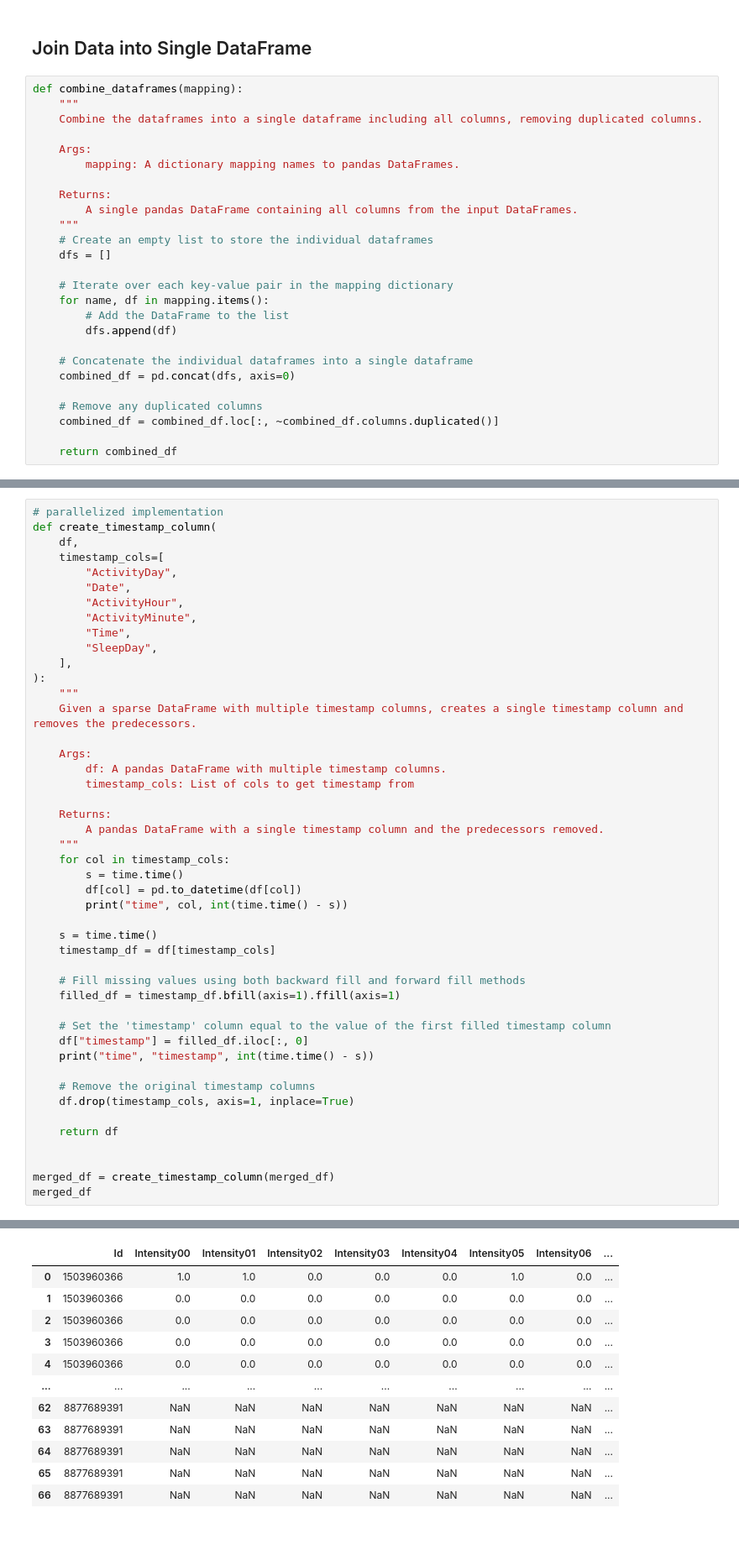
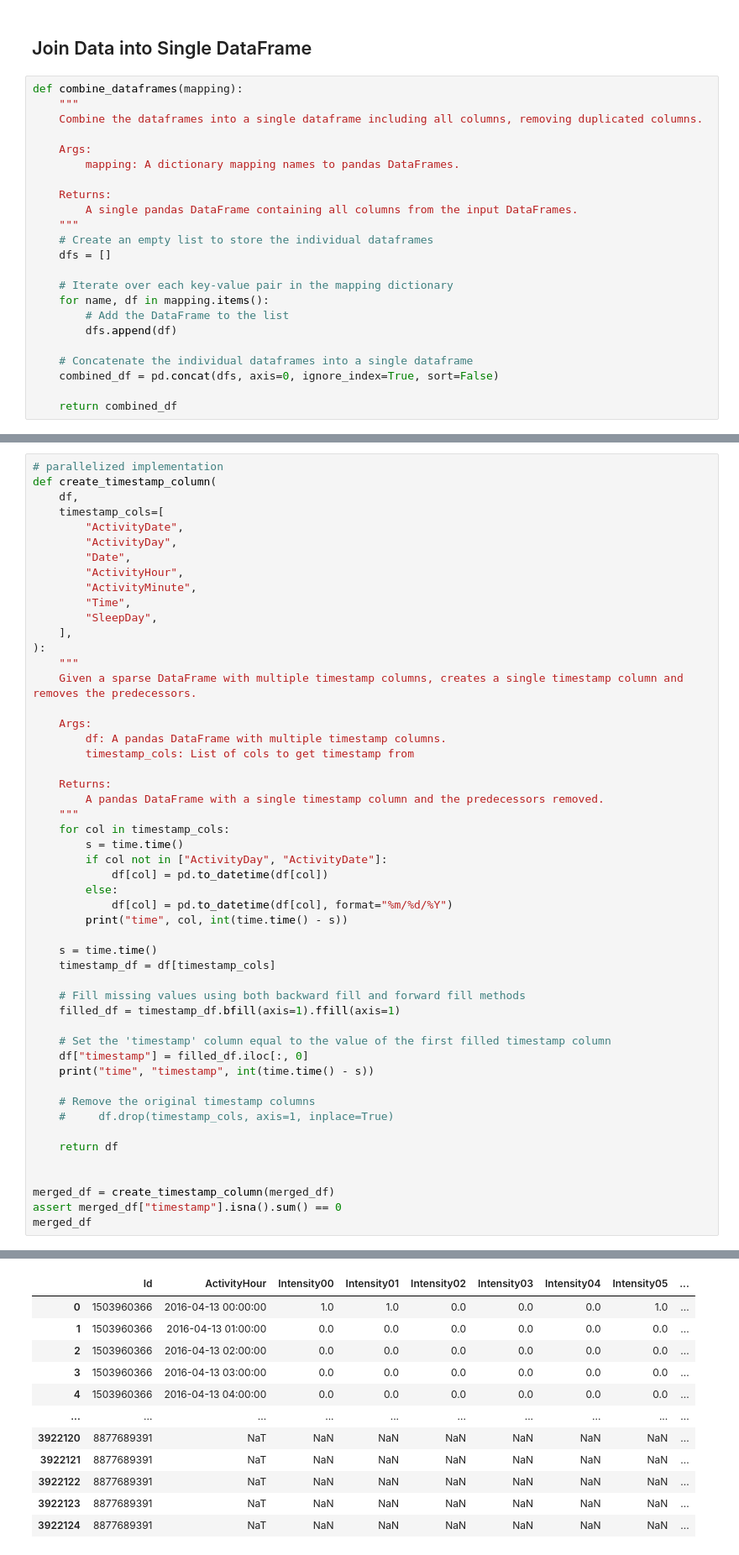
Before and after one commit to adamkhakhar/fitbit, a Jupyter notebook: EDA.ipynb, the cells around one changed output, grey strips where cells are left out. Shown at 84% size. Drawn from its saved outputs; the diff is of its cells as text.

```diff
--- a/EDA.ipynb
+++ b/EDA.ipynb
@@ -205,10 +274,7 @@ def combine_dataframes(mapping):
         dfs.append(df)
 
     # Concatenate the individual dataframes into a single dataframe
-    combined_df = pd.concat(dfs, axis=0)
-
-    # Remove any duplicated columns
-    combined_df = combined_df.loc[:, ~combined_df.columns.duplicated()]
+    combined_df = pd.concat(dfs, axis=0, ignore_index=True, sort=False)
 
     return combined_df
 # %%
@@ -233,6 +299,7 @@ merged_df
 def create_timestamp_column(
     df,
     timestamp_cols=[
+        "ActivityDate",
         "ActivityDay",
         "Date",
         "ActivityHour",
@@ -253,7 +320,10 @@ def create_timestamp_column(
     """
     for col in timestamp_cols:
         s = time.time()
-        df[col] = pd.to_datetime(df[col])
+        if col not in ["ActivityDay", "ActivityDate"]:
+            df[col] = pd.to_datetime(df[col])
+        else:
+            df[col] = pd.to_datetime(df[col], format="%m/%d/%Y")
         print("time", col, int(time.time() - s))
 
     s = time.time()
@@ -267,11 +337,12 @@ def create_timestamp_column(
     print("time", "timestamp", int(time.time() - s))
 
     # Remove the original timestamp columns
-    df.drop(timestamp_cols, axis=1, inplace=True)
+    #     df.drop(timestamp_cols, axis=1, inplace=True)
 
     return df
 
 
 merged_df = create_timestamp_column(merged_df)
+assert merged_df["timestamp"].isna().sum() == 0
 merged_df
 # %% [output]
@@ -283,14 +355,14 @@ time Time 0
 time SleepDay 0
 time timestamp 0
-|  | Id | Intensity00 | Intensity01 | Intensity02 | Intensity03 | Intensity04 | Intensity05 | Intensity06 | ... |
-| 0 | 1503960366 | 1.0 | 1.0 | 0.0 | 0.0 | 0.0 | 1.0 | 0.0 | ... |
-| 1 | 1503960366 | 0.0 | 0.0 | 0.0 | 0.0 | 0.0 | 0.0 | 0.0 | ... |
-| 2 | 1503960366 | 0.0 | 0.0 | 0.0 | 0.0 | 0.0 | 0.0 | 0.0 | ... |
-| 3 | 1503960366 | 0.0 | 0.0 | 0.0 | 0.0 | 0.0 | 0.0 | 0.0 | ... |
-| 4 | 1503960366 | 0.0 | 0.0 | 0.0 | 0.0 | 0.0 | 0.0 | 0.0 | ... |
+|  | Id | ActivityHour | Intensity00 | Intensity01 | Intensity02 | Intensity03 | Intensity04 | Intensity05 | ... |
+| 0 | 1503960366 | 2016-04-13 00:00:00 | 1.0 | 1.0 | 0.0 | 0.0 | 0.0 | 1.0 | ... |
+| 1 | 1503960366 | 2016-04-13 01:00:00 | 0.0 | 0.0 | 0.0 | 0.0 | 0.0 | 0.0 | ... |
+| 2 | 1503960366 | 2016-04-13 02:00:00 | 0.0 | 0.0 | 0.0 | 0.0 | 0.0 | 0.0 | ... |
+| 3 | 1503960366 | 2016-04-13 03:00:00 | 0.0 | 0.0 | 0.0 | 0.0 | 0.0 | 0.0 | ... |
+| 4 | 1503960366 | 2016-04-13 04:00:00 | 0.0 | 0.0 | 0.0 | 0.0 | 0.0 | 0.0 | ... |
 | ... | ... | ... | ... | ... | ... | ... | ... | ... | ... |
-| 62 | 8877689391 | NaN | NaN | NaN | NaN | NaN | NaN | NaN | ... |
-| 63 | 8877689391 | NaN | NaN | NaN | NaN | NaN | NaN | NaN | ... |
-| 64 | 8877689391 | NaN | NaN | NaN | NaN | NaN | NaN | NaN | ... |
-| 65 | 8877689391 | NaN | NaN | NaN | NaN | NaN | NaN | NaN | ... |
-| 66 | 8877689391 | NaN | NaN | NaN | NaN | NaN | NaN | NaN | ... |
+| 3922120 | 8877689391 | NaT | NaN | NaN | NaN | NaN | NaN | NaN | ... |
+| 3922121 | 8877689391 | NaT | NaN | NaN | NaN | NaN | NaN | NaN | ... |
+| 3922122 | 8877689391 | NaT | NaN | NaN | NaN | NaN | NaN | NaN | ... |
+| 3922123 | 8877689391 | NaT | NaN | NaN | NaN | NaN | NaN | NaN | ... |
+| 3922124 | 8877689391 | NaT | NaN | NaN | NaN | NaN | NaN | NaN | ... |
```
Also changed, not shown: parts of 9 cells of this notebook.
